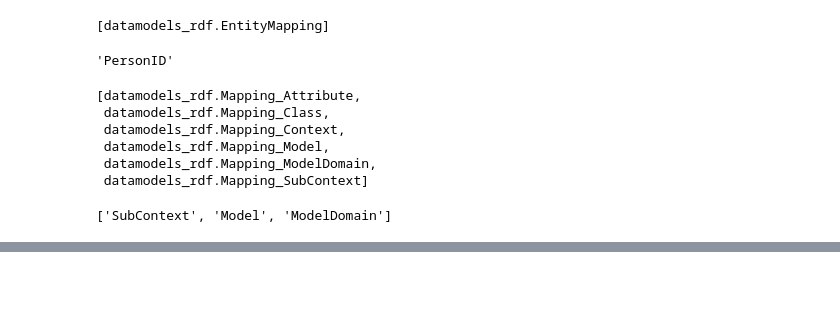
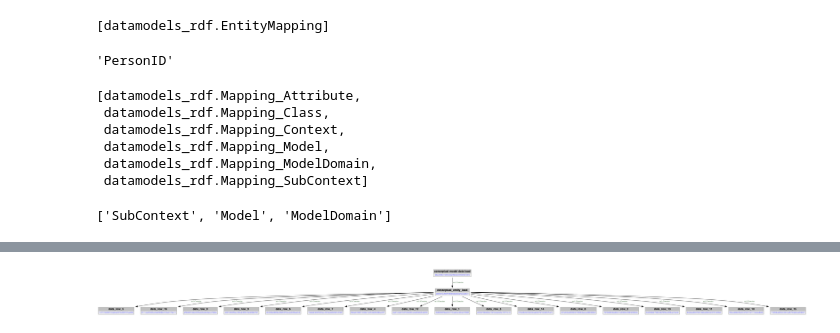
Before and after one commit to MrTomKimber/datamodels, a Jupyter notebook: Iteration 3.ipynb, the cells around one changed output, grey strips where cells are left out. Drawn from its saved outputs; the diff is of its cells as text; code cells hidden in the pictures; blank space fills up the shorter version.

```diff
--- a/Iteration 3.ipynb
+++ b/Iteration 3.ipynb
@@ -438,3 +556,32 @@ visualize(view_g)
+# %%
+q = """
+SELECT ?s ?p ?o
+WHERE
+
+{
+    {
+        ?s a ?loadClasses .
+        BIND (dm:MemberOf as ?m)
+        BIND (dm:Contains as ?p)
+        VALUES ?loadClasses { dm:JobNode dm:BatchNode}
+        ?o ?m ?s .
+    }
+    UNION
+    {
+        ?s a ?loadClasses .
+        BIND (dm:MemberOf as ?m)
+        BIND (rdfs:label as ?p)
+        VALUES ?loadClasses { dm:JobNode dm:BatchNode dm:RowNode}
+        ?q ?m ?s .
+        ?s ?p ?o .
+    }
+
+}
+"""
+#owlr.DeductiveClosure(onto).expand(row_g)
+visualize(t2rdflibg(row_g.query(q)))
+# %% [output]
+[figure, added]
 # %%
 # Find all items in the global graph that may already exist
 # prior to performing an import of this batch's data
```
Also changed, not shown: parts of 11 cells of this notebook, 3 other files.
